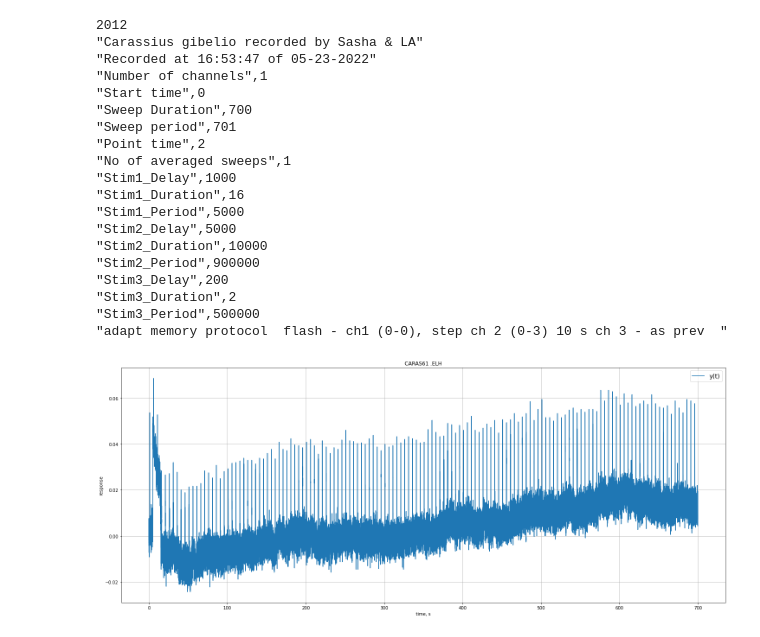
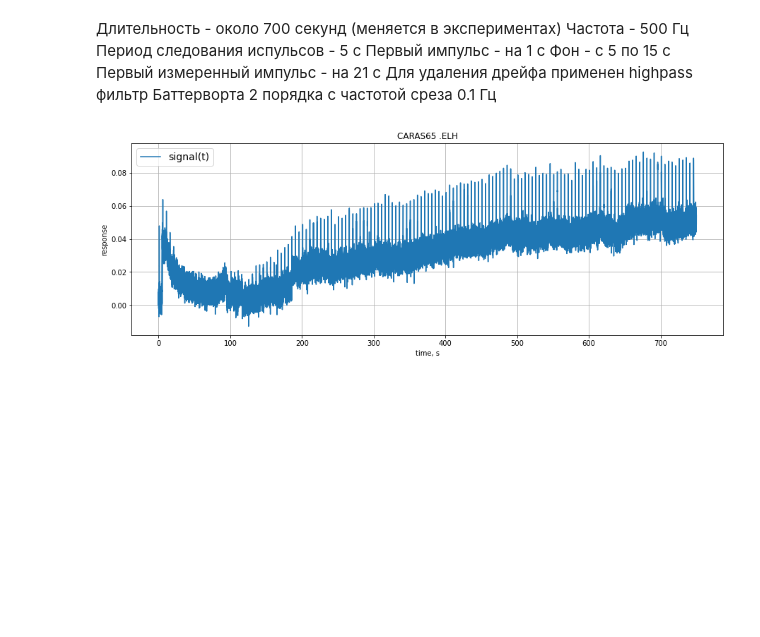
Before and after one commit to AndreiZherder/adaptation-memory, a Jupyter notebook: carassius.ipynb, the cells around one changed output. Drawn from its saved outputs; the diff is of its cells as text; code cells hidden in the pictures; blank space fills up the shorter version.

Commit message:
first result

```diff
--- a/carassius.ipynb
+++ b/carassius.ipynb
@@ -1,52 +1,40 @@
+# %% [markdown]
+Длительность - около 700 секунд (меняется в экспериментах)
+Частота - 500 Гц
+Период следования испульсов - 5 с
+Первый импульс - на 1 с
+Фон - с 5 по 15 с
+Первый измеренный импульс - на 21 с
+Для удаления дрейфа применен highpass фильтр Баттерворта 2 порядка с частотой среза 0.1 Гц
 # %%
 import matplotlib.pyplot as plt
 import numpy as np
 
-
 input_dir = './data/'
-filename = 'CARAS61 .ELH'
-freq = 500
+filename = 'CARAS65 .ELH'
+fs = 500
+first_impulse_start_time = 21
+period = 5
 
 with open(input_dir + filename, 'r', encoding='utf-8') as file:
     info = []
     line = file.readline().strip()
     while line and line[:2] != '""':
         info.append(line)
         line = file.readline().strip()
     info = '\n'.join(info)
-    y = np.array([float('0' if line == '.\n' else line) for line in file])
+    signal = np.array([float('0' if line == '.\n' else line) for line in file])
 
-n = y.size
-t = np.linspace(0, (n - 1) / freq, n)
-
-print(info)
+n = signal.size
+t = np.linspace(0, (n - 1) / fs, n)
 fig, ax = plt.subplots()
-ax.plot(t, y, label='y(t)')
-fig.set_figwidth(25)
-fig.set_figheight(10)
+ax.plot(t, signal, label='signal(t)')
+fig.set_figwidth(15)
+fig.set_figheight(5)
 ax.set_xlabel('time, s')
 ax.set_ylabel('response')
 ax.set_title(filename)
 ax.legend(prop={"size": 14})
 ax.grid()
 # %% [output]
-2012
-"Carassius gibelio recorded by Sasha & LA"
-"Recorded at 16:53:47 of 05-23-2022"
-"Number of channels",1
-"Start time",0
-"Sweep Duration",700
-"Sweep period",701
-"Point time",2
-"No of averaged sweeps",1
-"Stim1_Delay",1000
-"Stim1_Duration",16
-"Stim1_Period",5000
-"Stim2_Delay",5000
-"Stim2_Duration",10000
-"Stim2_Period",900000
-"Stim3_Delay",200
-"Stim3_Duration",2
-"Stim3_Period",500000
-"adapt memory protocol  flash - ch1 (0-0), step ch 2 (0-3) 10 s ch 3 - as prev  "
-[figure, old version]
+[figure, new version]
```
Also changed, not shown: parts of 5 cells of this notebook.
